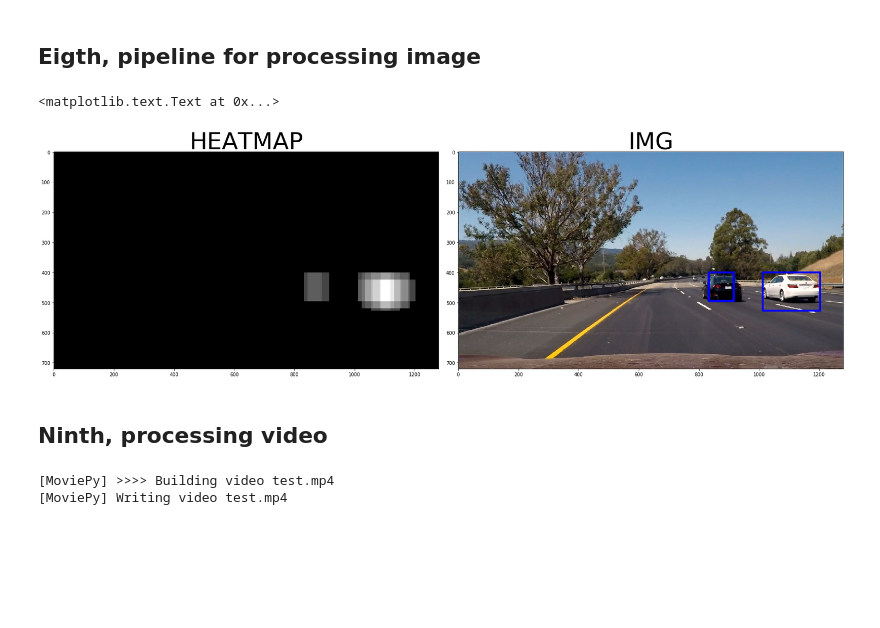
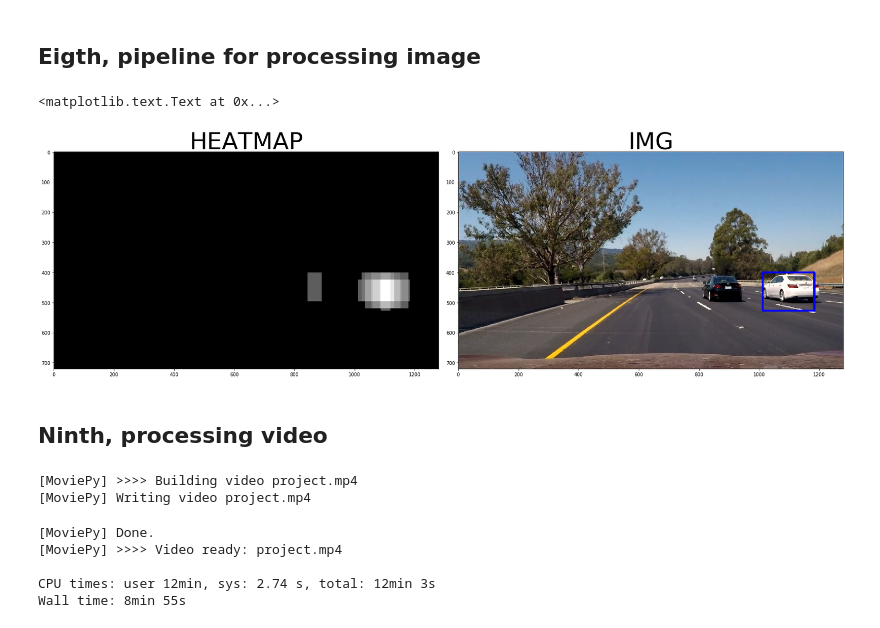
Before and after one commit to kjansons/self_driving_project_5, a Jupyter notebook: Vehicle detection.ipynb, the cells around one changed output. Cells and saved outputs as stored; diff of their text form; code cells hidden in the pictures; blank space fills up the shorter version.

```diff
--- a/Vehicle detection.ipynb
+++ b/Vehicle detection.ipynb
@@ -385,7 +385,8 @@ def draw_labeled_bboxes(img, labels):
         # Define a bounding box based on min/max x and y
         bbox = ((np.min(nonzerox), np.min(nonzeroy)), (np.max(nonzerox), np.max(nonzeroy)))
         # Draw the box on the image
-        cv2.rectangle(img, bbox[0], bbox[1], (0,0,255), 6)
+        if abs(np.min(nonzerox) - np.max(nonzerox)) > 64 and abs(np.min(nonzeroy) - np.max(nonzeroy)) > 64:
+            cv2.rectangle(img, bbox[0], bbox[1], (0,0,255), 6)
     # Return the image
     return img
 # %% [markdown]
@@ -450,7 +451,7 @@ for fname in images:
     add_heat(heatmap, hot_windows96)
     add_heat(heatmap, hot_windows128)
     #add_heat(heatmap, hot_windows256)
-    heatmap = apply_threshold(heatmap, 2)
+    heatmap = apply_threshold(heatmap, 3)
 
     labels = label(heatmap)
 
@@ -558,12 +559,9 @@ class TrackImage:
 
     def combine_heatmaps(self):
         self.combined_heatmap = np.zeros_like(self.heatmaps[0])
-        divide_with = len(self.heatmaps)
-        weight = 1
         for heatmap in self.heatmaps:
-            self.combined_heatmap = np.add(self.combined_heatmap, heatmap*(weight/divide_with))
-            weight += 1
-        self.combined_heatmap = apply_threshold(self.combined_heatmap, min(self.heatmap_threshold, len(self.heatmaps)*2))
+            self.combined_heatmap = np.add(self.combined_heatmap, heatmap)
+        self.combined_heatmap = apply_threshold(self.combined_heatmap, min(self.heatmap_threshold, len(self.heatmaps)*3))
 
     def track_vehicles(self, image):
         self.add_frame_to_heatmaps(image)
@@ -581,25 +579,25 @@ class TrackImage:
 # %% [markdown]
 ## Eigth, pipeline for processing image
 # %%
-N_frames = 15
+N_frames = 10
 threshold = 3*N_frames
 
 def img_with_vehicles(image):
     img_with_vehicles = track_image.track_vehicles(image)
     return img_with_vehicles
 
 rgb = cv2.cvtColor(cv2.imread('test_images/test6.jpg'), cv2.COLOR_BGR2RGB)
 track_image = TrackImage(N_frames, threshold)
 img, heatmap = track_image.track_vehicles_with_heatmap(rgb)
 f, (ax1, ax2) = plt.subplots(1, 2, figsize=(24, 9))
 f.tight_layout()
 ax1.imshow(heatmap, cmap='gray')
 ax1.set_title('HEATMAP', fontsize=50)
 ax2.imshow(img)
 ax2.set_title('IMG', fontsize=50)
 # %% [output]
 <matplotlib.text.Text at 0x...>
-[figure, old version]
+[figure, new version]
 # %% [markdown]
 ## Ninth, processing video
 # %%
@@ -609,10 +607,15 @@ from IPython.display import HTML
 
 track_image = TrackImage(N_frames, threshold)
 
-project_output = 'test.mp4'
-clip1 = VideoFileClip("test_video.mp4")
+project_output = 'project.mp4'
+clip1 = VideoFileClip("project_video.mp4")
 project_clip = clip1.fl_image(img_with_vehicles) #NOTE: this function expects color images!!
 %time project_clip.write_videofile(project_output, audio=False)
 # %% [output]
-[MoviePy] >>>> Building video test.mp4
-[MoviePy] Writing video test.mp4
+[MoviePy] >>>> Building video project.mp4
+[MoviePy] Writing video project.mp4
+[MoviePy] Done.
+[MoviePy] >>>> Video ready: project.mp4
+
+CPU times: user 12min, sys: 2.74 s, total: 12min 3s
+Wall time: 8min 55s
```
Also changed, not shown: parts of 1 cell of this notebook, 8 other files.
